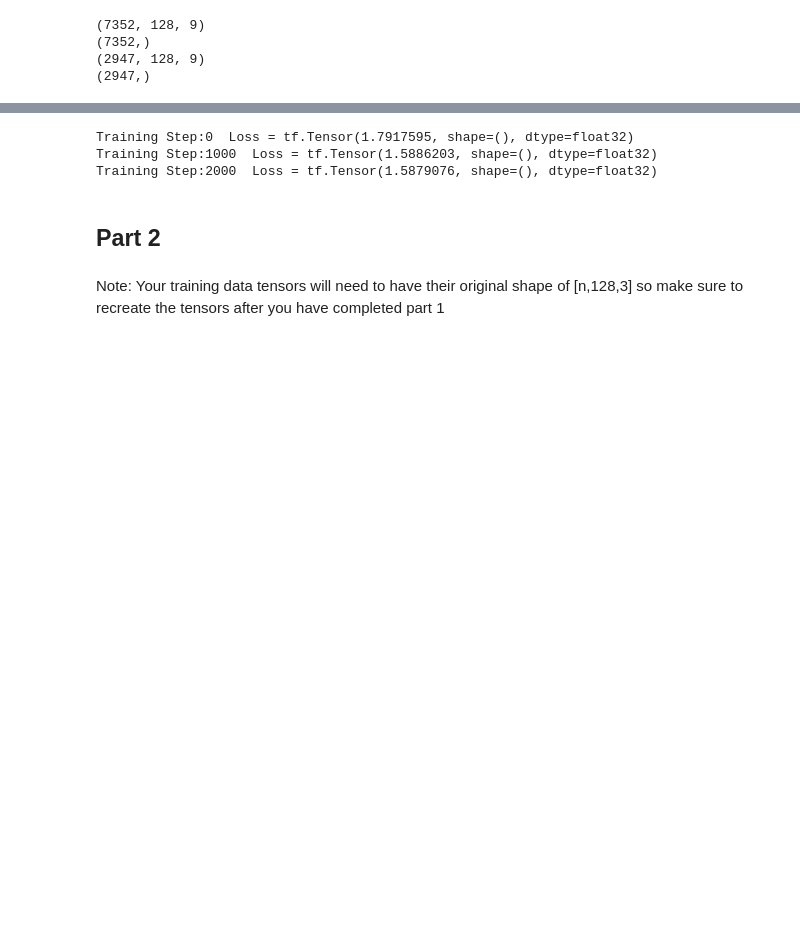
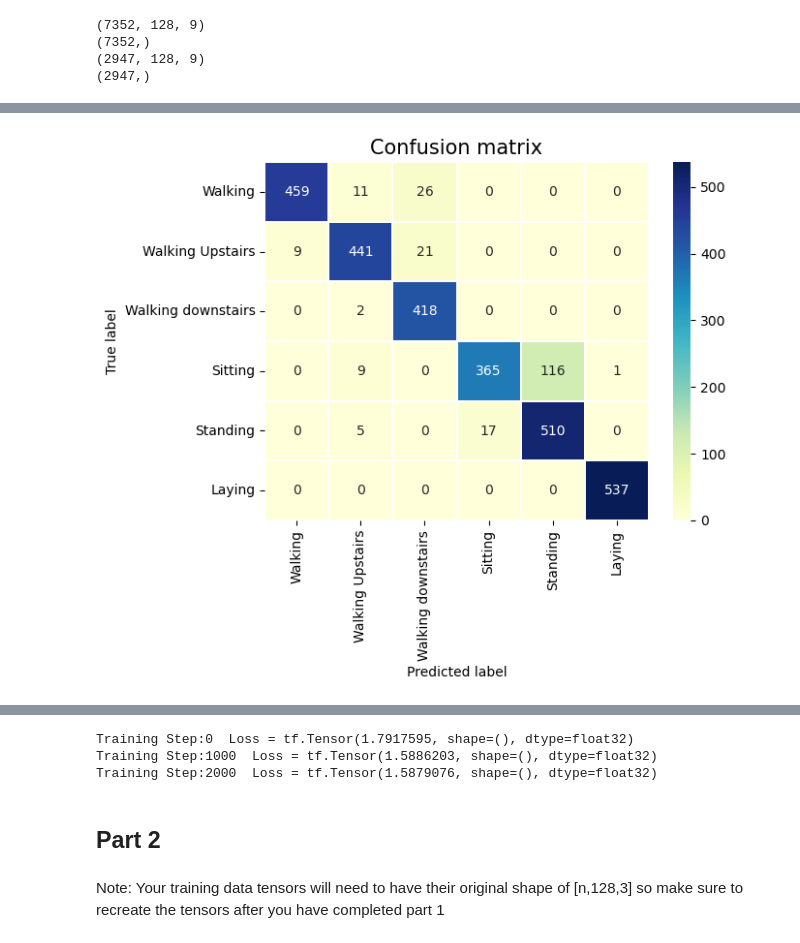
Before and after one commit to sbardons/LSC, a Jupyter notebook: project-part3.ipynb, the cells around one changed output, grey strips where cells are left out. Saved outputs shown, nothing was run; the diff lists cells and outputs as text; code cells hidden in the pictures; blank space fills up the shorter version.

```diff
--- a/project-part3.ipynb
+++ b/project-part3.ipynb
@@ -189,0 +186,8 @@ Detected at node 'model_3/conv1d_3/Conv1D' defined at (most recent call last):
+# %%
+#one-hot encoding for labels
+ytest = tf.keras.utils.to_categorical(ytest)
+xtest = tf.convert_to_tensor(xtest, tf.float32)
+ytest = tf.convert_to_tensor(ytest, tf.float32)
+y_val = tf.convert_to_tensor(y_val, tf.float32)
+print(xtest.shape)
+print(ytest.shape)
@@ -189,0 +205,15 @@ Detected at node 'model_3/conv1d_3/Conv1D' defined at (most recent call last):
+# %%
+class_labels = ['Walking', 'Walking Upstairs', 'Walking downstairs', 'Sitting', 'Standing', 'Laying']
+
+from sklearn.metrics import confusion_matrix
+
+max_test = np.argmax(ytest, axis=1)
+max_predictions = np.argmax(predictions, axis=1)
+confusion_matrix = confusion_matrix(max_test, max_predictions)
+sns.heatmap(confusion_matrix, xticklabels = class_labels, yticklabels = class_labels, annot = True, linewidths = 0.1, fmt='d', cmap = 'YlGnBu')
+plt.title("Confusion matrix", fontsize = 15)
+plt.ylabel('True label')
+plt.xlabel('Predicted label')
+plt.show()
+# %% [output]
+[figure, added]
```
Also changed, not shown: parts of 17 cells of this notebook, 12 other files.
